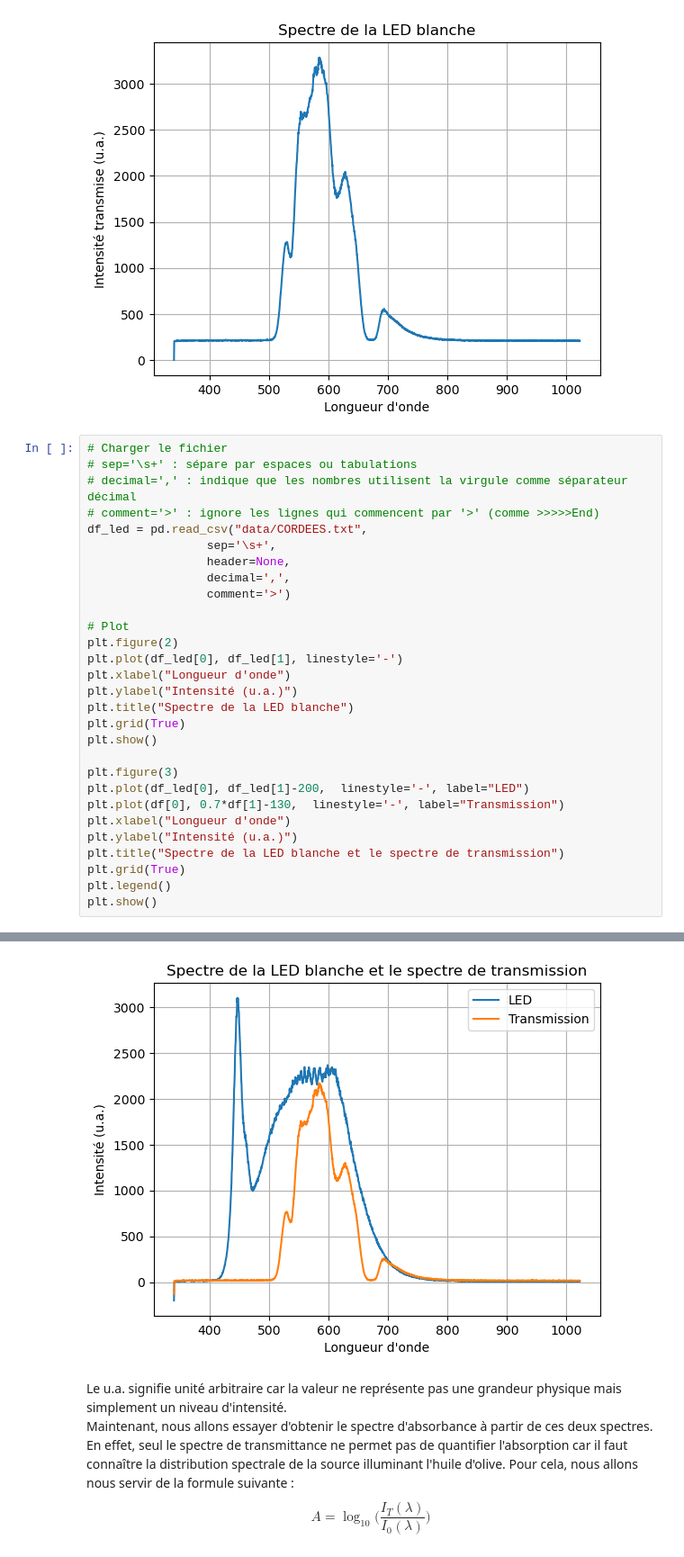
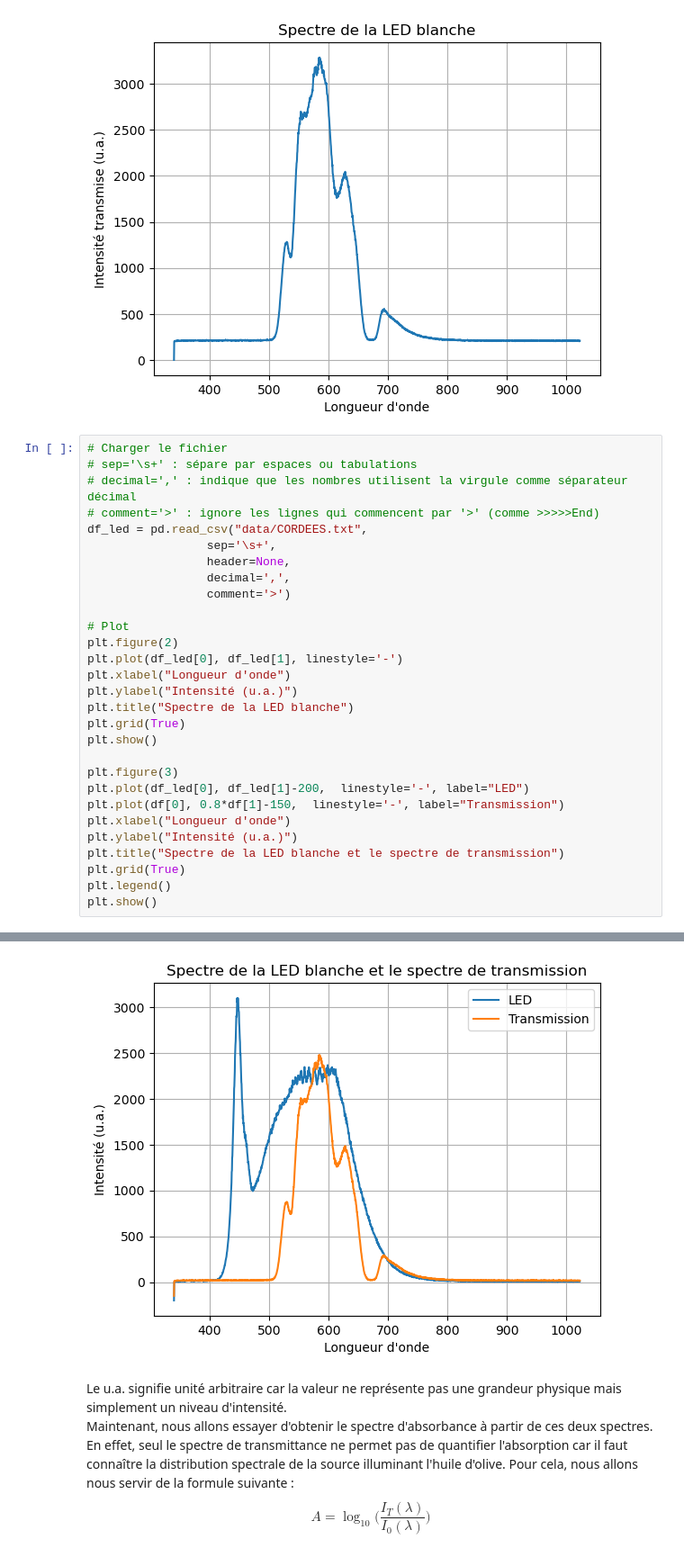
Before and after one commit to ltoguh/fluorescence_project_cordees_2026, a Jupyter notebook: fluo_cordees.ipynb, the cells around one changed output, grey strips where cells are left out. Shown at 90% size. Cells and saved outputs as stored; diff of their text form.

```diff
--- a/fluo_cordees.ipynb
+++ b/fluo_cordees.ipynb
@@ -26,35 +28,35 @@ plt.show()
 # %%
 # Charger le fichier
 # sep='\s+' : sépare par espaces ou tabulations
 # decimal=',' : indique que les nombres utilisent la virgule comme séparateur décimal
 # comment='>' : ignore les lignes qui commencent par '>' (comme >>>>>End)
 df_led = pd.read_csv("data/CORDEES.txt",
                  sep='\s+',
                  header=None,
                  decimal=',',
                  comment='>')
 
 # Plot
 plt.figure(2)
 plt.plot(df_led[0], df_led[1], linestyle='-')
 plt.xlabel("Longueur d'onde")
 plt.ylabel("Intensité (u.a.)")
 plt.title("Spectre de la LED blanche")
 plt.grid(True)
 plt.show()
 
 plt.figure(3)
 plt.plot(df_led[0], df_led[1]-200,  linestyle='-', label="LED")
-plt.plot(df[0], 0.7*df[1]-130,  linestyle='-', label="Transmission")
+plt.plot(df[0], 0.8*df[1]-150,  linestyle='-', label="Transmission")
 plt.xlabel("Longueur d'onde")
 plt.ylabel("Intensité (u.a.)")
 plt.title("Spectre de la LED blanche et le spectre de transmission")
 plt.grid(True)
 plt.legend()
 plt.show()
 # %% [output]
 [figure]
-[figure, old version]
+[figure, new version]
 # %% [markdown]
 Le u.a. signifie unité arbitraire car la valeur ne représente pas une grandeur physique mais simplement un niveau d'intensité. <br>
 Maintenant, nous allons essayer d'obtenir le spectre d'absorbance à partir de ces deux spectres. En effet, seul le spectre de transmittance ne permet pas de quantifier l'absorption car il faut connaître la distribution spectrale de la source illuminant l'huile d'olive. Pour cela, nous allons nous servir de la formule suivante : $$ A = \log_{10}\bigg (\frac{I_T(\lambda)}{I_0(\lambda)}\bigg) $$
```
Also changed, not shown: parts of 8 cells of this notebook, 1 other file.
